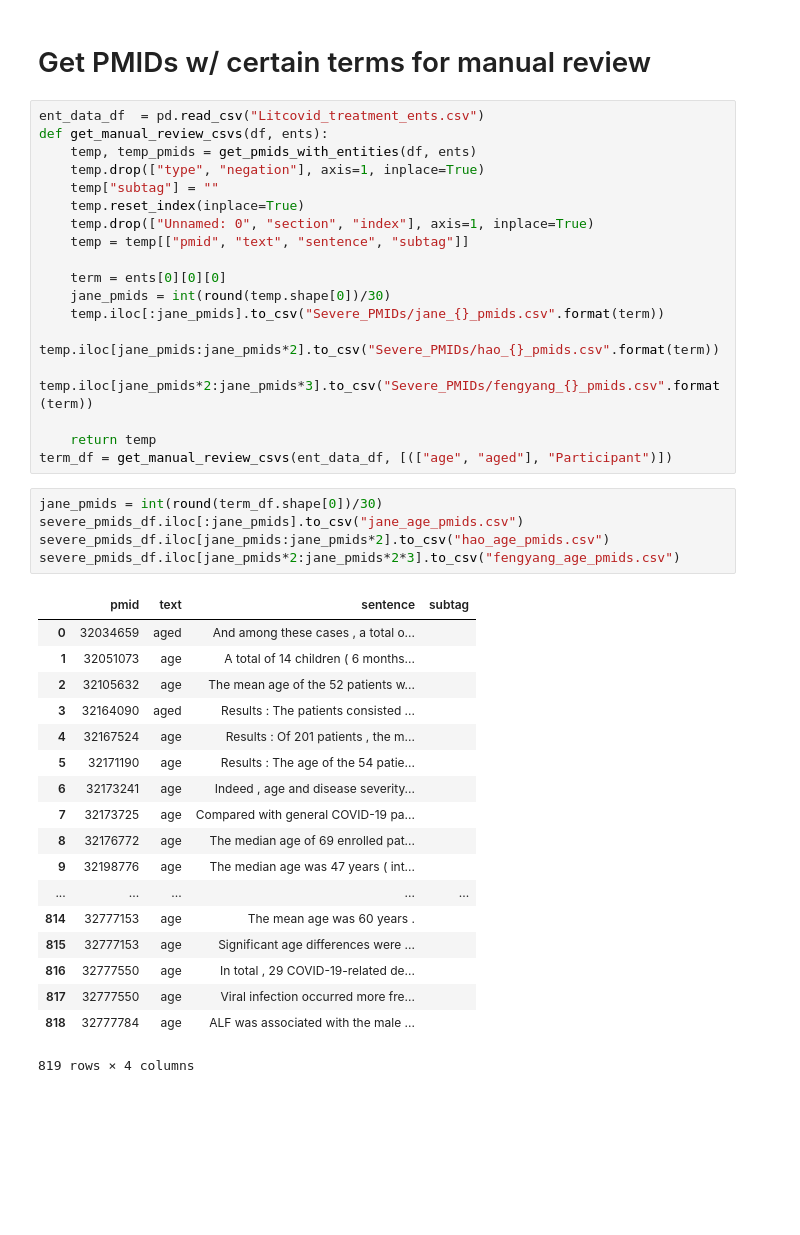
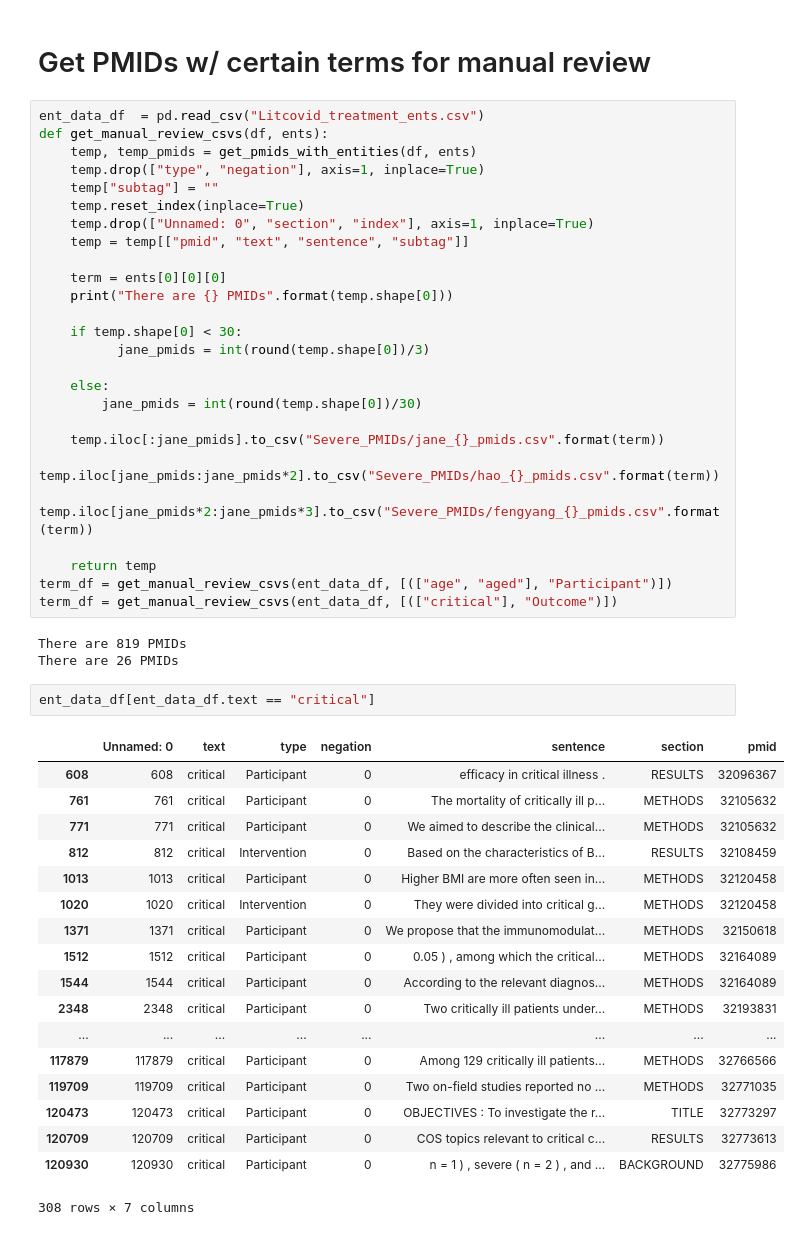
Before and after one commit to dr-haoliu/PICOElementMapProject, a Jupyter notebook: LitCovidTreatmentExploratoryAnalysis.ipynb, the cells around one changed output. Saved outputs shown, nothing was run; the diff lists cells and outputs as text; blank space fills up the shorter version.

Commit message:
fixed critical csv's; added labeling

```diff
--- a/LitCovidTreatmentExploratoryAnalysis.ipynb
+++ b/LitCovidTreatmentExploratoryAnalysis.ipynb
@@ -249,34 +251,42 @@ def get_manual_review_csvs(df, ents):
     temp = temp[["pmid", "text", "sentence", "subtag"]]
 
     term = ents[0][0][0]
-    jane_pmids = int(round(temp.shape[0])/30)
+    print("There are {} PMIDs".format(temp.shape[0]))
+
+    if temp.shape[0] < 30:
+          jane_pmids = int(round(temp.shape[0])/3)
+
+    else:
+        jane_pmids = int(round(temp.shape[0])/30)
+
     temp.iloc[:jane_pmids].to_csv("Severe_PMIDs/jane_{}_pmids.csv".format(term))
     temp.iloc[jane_pmids:jane_pmids*2].to_csv("Severe_PMIDs/hao_{}_pmids.csv".format(term))
     temp.iloc[jane_pmids*2:jane_pmids*3].to_csv("Severe_PMIDs/fengyang_{}_pmids.csv".format(term))
 
     return temp
 term_df = get_manual_review_csvs(ent_data_df, [(["age", "aged"], "Participant")])
+term_df = get_manual_review_csvs(ent_data_df, [(["critical"], "Outcome")])
+# %% [output]
+There are 819 PMIDs
+There are 26 PMIDs
-# %%
-jane_pmids = int(round(term_df.shape[0])/30)
-severe_pmids_df.iloc[:jane_pmids].to_csv("jane_age_pmids.csv")
-severe_pmids_df.iloc[jane_pmids:jane_pmids*2].to_csv("hao_age_pmids.csv")
-severe_pmids_df.iloc[jane_pmids*2:jane_pmids*2*3].to_csv("fengyang_age_pmids.csv")
-# %% [output]
-|  | pmid | text | sentence | subtag |
-| 0 | 32034659 | aged | And among these cases , a total o... |  |
-| 1 | 32051073 | age | A total of 14 children ( 6 months... |  |
-| 2 | 32105632 | age | The mean age of the 52 patients w... |  |
-| 3 | 32164090 | aged | Results : The patients consisted ... |  |
-| 4 | 32167524 | age | Results : Of 201 patients , the m... |  |
-| 5 | 32171190 | age | Results : The age of the 54 patie... |  |
-| 6 | 32173241 | age | Indeed , age and disease severity... |  |
-| 7 | 32173725 | age | Compared with general COVID-19 pa... |  |
-| 8 | 32176772 | age | The median age of 69 enrolled pat... |  |
-| 9 | 32198776 | age | The median age was 47 years ( int... |  |
-| ... | ... | ... | ... | ... |
-| 814 | 32777153 | age | The mean age was 60 years . |  |
-| 815 | 32777153 | age | Significant age differences were ... |  |
-| 816 | 32777550 | age | In total , 29 COVID-19-related de... |  |
-| 817 | 32777550 | age | Viral infection occurred more fre... |  |
-| 818 | 32777784 | age | ALF was associated with the male ... |  |
-819 rows × 4 columns
+# %%
+ent_data_df[ent_data_df.text == "critical"]
+# %% [output]
+|  | Unnamed: 0 | text | type | negation | sentence | section | pmid |
+| 608 | 608 | critical | Participant | 0 | efficacy in critical illness . | RESULTS | 32096367 |
+| 761 | 761 | critical | Participant | 0 | The mortality of critically ill p... | METHODS | 32105632 |
+| 771 | 771 | critical | Participant | 0 | We aimed to describe the clinical... | METHODS | 32105632 |
+| 812 | 812 | critical | Intervention | 0 | Based on the characteristics of B... | RESULTS | 32108459 |
+| 1013 | 1013 | critical | Participant | 0 | Higher BMI are more often seen in... | METHODS | 32120458 |
+| 1020 | 1020 | critical | Intervention | 0 | They were divided into critical g... | METHODS | 32120458 |
+| 1371 | 1371 | critical | Participant | 0 | We propose that the immunomodulat... | METHODS | 32150618 |
+| 1512 | 1512 | critical | Participant | 0 | 0.05 ) , among which the critical... | METHODS | 32164089 |
+| 1544 | 1544 | critical | Participant | 0 | According to the relevant diagnos... | METHODS | 32164089 |
+| 2348 | 2348 | critical | Participant | 0 | Two critically ill patients under... | METHODS | 32193831 |
+| ... | ... | ... | ... | ... | ... | ... | ... |
+| 117879 | 117879 | critical | Participant | 0 | Among 129 critically ill patients... | METHODS | 32766566 |
+| 119709 | 119709 | critical | Participant | 0 | Two on-field studies reported no ... | METHODS | 32771035 |
+| 120473 | 120473 | critical | Participant | 0 | OBJECTIVES : To investigate the r... | TITLE | 32773297 |
+| 120709 | 120709 | critical | Participant | 0 | COS topics relevant to critical c... | RESULTS | 32773613 |
+| 120930 | 120930 | critical | Participant | 0 | n = 1 ) , severe ( n = 2 ) , and ... | BACKGROUND | 32775986 |
+308 rows × 7 columns
```
Also changed, not shown: parts of 1 cell of this notebook, 8 other files.
